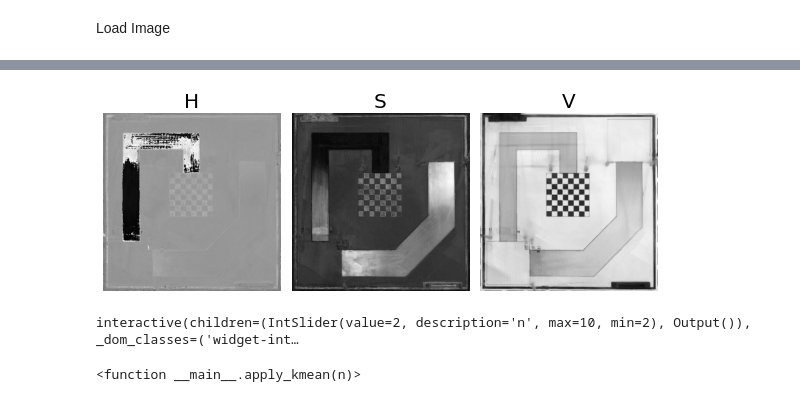
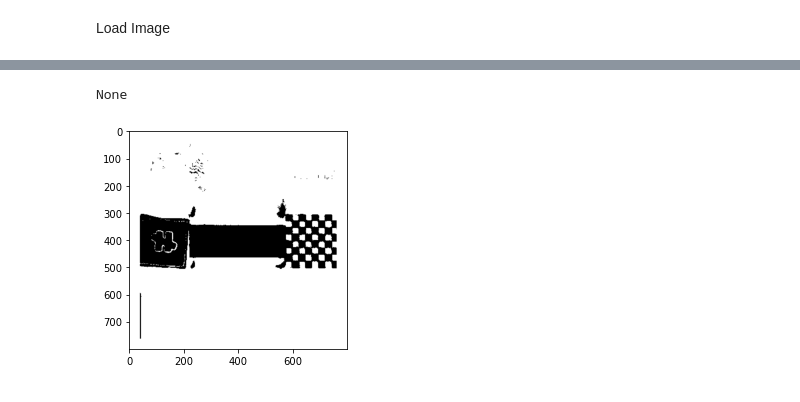
Before and after one commit to teerameth/Module6-7, a Jupyter notebook: ponyslayer/main.ipynb, the cells around one changed output, grey strips where cells are left out. Drawn from its saved outputs; the diff is of its cells as text; code cells hidden in the pictures.

```diff
--- a/ponyslayer/main.ipynb
+++ b/ponyslayer/main.ipynb
@@ -45,23 +44,22 @@ frame = cv2.bilateralFilter(frame,9,75,75)
+# %%
+import DBSCAN
+mask = DBSCAN.cluster(frame, esp_value=0.7, scale=2, N=1000)
+# mask = cv2.imread("X:/segment.png", 0)
+imshow(mask)
+# %% [output]
+None
+[figure, added]
 # %%
-from ponyslayer.filter import kmean
-H, S, V = cv2.split(HSV)
-imshows([H, S, V], ['H', 'S', 'V'])
-%matplotlib inline
-from ipywidgets import interact, widgets
-def inrange(low_H, high_H, low_S, high_S, low_V, high_V):
-    filtered = cv2.inRange(HSV, (low_H, low_S, low_V), (high_H, high_S, high_V))
-    imshow(filtered)
-def apply_kmean(n):
-    imshow(kmean(H, K=n))
-    imshow(kmean(S, K=n))
-interact(apply_kmean, n=widgets.IntSlider(min=2,max=10,step=1,value=2))
+# H, S, V = cv2.split(HSV)
+# imshows([H, S, V], ['H', 'S', 'V'])
+# %matplotlib inline
+# from ipywidgets import interact, widgets
+# def inrange(low_H, high_H, low_S, high_S, low_V, high_V):
+#     filtered = cv2.inRange(HSV, (low_H, low_S, low_V), (high_H, high_S, high_V))
+#     imshow(filtered)
 # interact(inrange, low_H=widgets.IntSlider(min=0,max=255,step=1,value=0),
 #          high_H=widgets.IntSlider(min=0,max=255,step=1,value=255),
 #          low_S=widgets.IntSlider(min=0,max=255,step=1,value=0),
 #          high_S=widgets.IntSlider(min=0,max=255,step=1,value=255),
 #          low_V=widgets.IntSlider(min=0,max=255,step=1,value=0),
 #          high_V=widgets.IntSlider(min=0,max=255,step=1,value=255),);
-# %% [output]
-[figure, removed]
-interactive(children=(IntSlider(value=2, description='n', max=10, min=2), Output()), _dom_classes=('widget-int…
-<function __main__.apply_kmean(n)>
```
Also changed, not shown: parts of 11 cells of this notebook, 13 other files.
